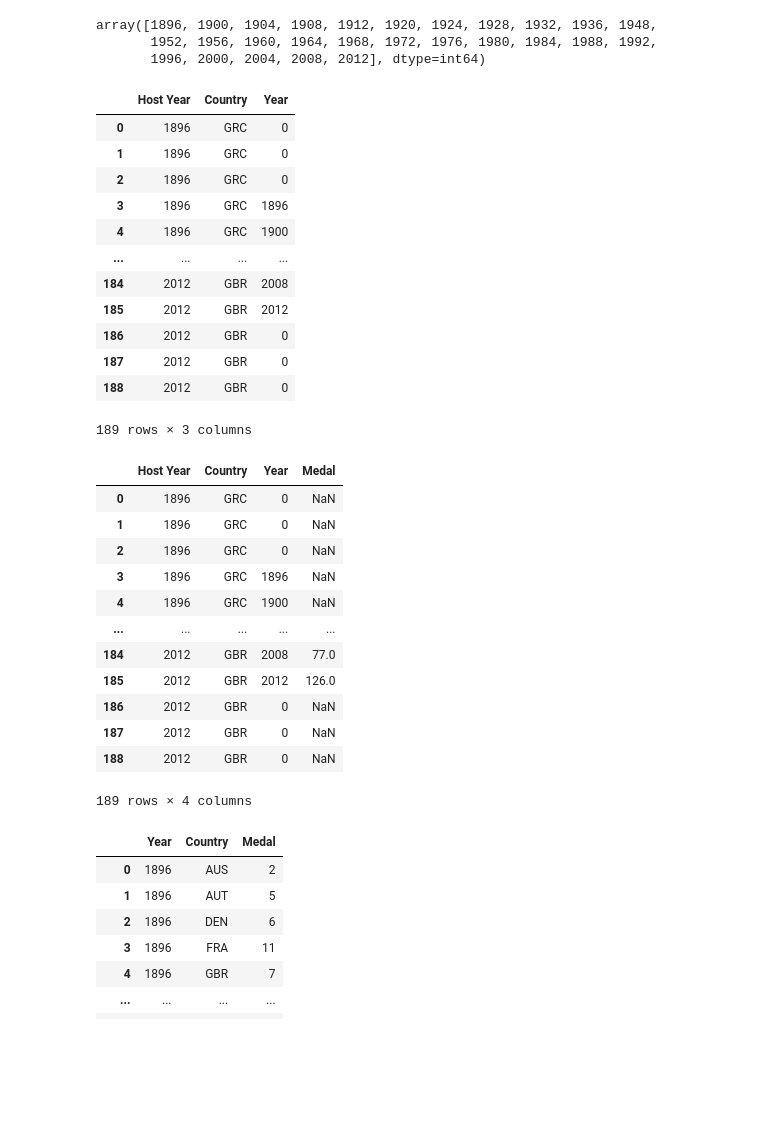
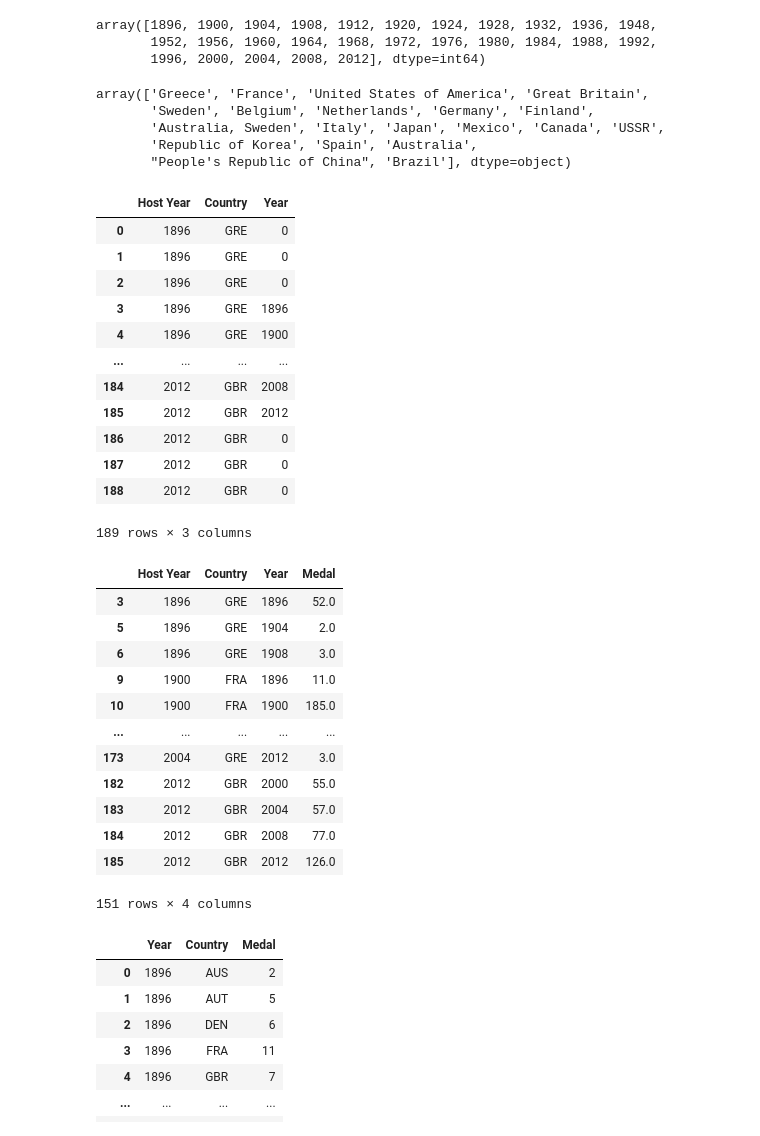
Before and after one commit to TomHOldershaw/Project_1_Team_2, a Jupyter notebook: Q3data.ipynb, the cells around one changed output. Cells and saved outputs as stored; diff of their text form; code cells hidden in the pictures; blank space fills up the shorter version.

Commit message:
Updated country codes

```diff
--- a/Q3data.ipynb
+++ b/Q3data.ipynb
@@ -10,10 +10,17 @@ array([1896, 1900, 1904, 1908, 1912, 1920, 1924, 1928, 1932, 1936, 1948,
        1952, 1956, 1960, 1964, 1968, 1972, 1976, 1980, 1984, 1988, 1992,
        1996, 2000, 2004, 2008, 2012], dtype=int64)
 # %%
-countrycodes = pd.read_csv("resources/wikipedia-iso-country-codes.csv")
+countrycodes = pd.read_csv("resources/ioc_codes.csv")
 # %%
 hostcities = pd.read_csv("Resources/olympic_hosts.csv")
 hosts_summer = hostcities.loc[hostcities["Type"] == "summergames"]
+hosts_summer['Country'].unique()
+# %% [output]
+array(['Greece', 'France', 'United States of America', 'Great Britain',
+       'Sweden', 'Belgium', 'Netherlands', 'Germany', 'Finland',
+       'Australia, Sweden', 'Italy', 'Japan', 'Mexico', 'Canada', 'USSR',
+       'Republic of Korea', 'Spain', 'Australia',
+       "People's Republic of China", 'Brazil'], dtype=object)
 # %%
 hosts = []
 hosts_years = []
@@ -25,8 +32,10 @@ maxpos = len(years)
 for pos in range (minpos, maxpos):
     year = years[pos]
     host = hosts_summer["Country"].loc[hosts_summer["Year"] == year].values[0]
+    if year == 1956:
+        host = "Australia"
     try:
-        code = countrycodes["Alpha-3 code"].loc[countrycodes["English short name lower case"] == host].values[0]
+        code = countrycodes["IOC"].loc[countrycodes["Country"] == host].values[0]
     except IndexError:
         code = ""
     prev1 = pos-1
@@ -59,15 +68,15 @@ for pos in range (minpos, maxpos):
         next3year = years[next3]
     else:
         next3year = 0
-    dictol = {"Year": year,
-           "Host": host,
-           "Country": code,
-           "Prev1year": prev1year,
-           "Prev2year": prev2year,
-           "Prev3year": prev3year,
-           "Next1year": next1year,
-           "Next2year": next2year,
-           "Next3year": next3year}
+#    dictol = {"Year": year,
+#           "Host": host,
+#           "Country": code,
+#           "Prev1year": prev1year,
+#           "Prev2year": prev2year,
+#           "Prev3year": prev3year,
+#           "Next1year": next1year,
+#           "Next2year": next2year,
+#           "Next3year": next3year}
     hosts_years.append(year)
     hosts_countries.append(code)
     hosts_sample.append(prev3year)
@@ -94,11 +103,11 @@ hosts = pd.DataFrame({"Host Year": hosts_years, "Country": hosts_countries, "Yea
 hosts
 # %% [output]
 |  | Host Year | Country | Year |
-| 0 | 1896 | GRC | 0 |
-| 1 | 1896 | GRC | 0 |
-| 2 | 1896 | GRC | 0 |
-| 3 | 1896 | GRC | 1896 |
-| 4 | 1896 | GRC | 1900 |
+| 0 | 1896 | GRE | 0 |
+| 1 | 1896 | GRE | 0 |
+| 2 | 1896 | GRE | 0 |
+| 3 | 1896 | GRE | 1896 |
+| 4 | 1896 | GRE | 1900 |
 | ... | ... | ... | ... |
 | 184 | 2012 | GBR | 2008 |
 | 185 | 2012 | GBR | 2012 |
@@ -109,37 +118,38 @@ hosts
 # %%
 summary_summer = summer.groupby(["Year", "Country"])["Medal"].size().reset_index()
 
 #host_df = summary_summer.loc[summary_summer["Year"] == 0]
 #host_df["HostYear"] = 0
 #df = []
 
 #for dictol in hosts:
 #    country = dictol['Country']
 #    df = summary_summer.loc[
 #                    (summary_summer["Country"] == country) &
 #                    ( (summary_summer["Year"] == dictol["Year"]) |
 #                     (summary_summer["Year"] == dictol["Prev1year"]) |
 #                     (summary_summer["Year"] == dictol["Prev2year"]) |
 #                     (summary_summer["Year"] == dictol["Prev3year"]) |
 #                     (summary_summer["Year"] == dictol["Next1year"]) |
 #                     (summary_summer["Year"] == dictol["Next2year"]) |
 #                     (summary_summer["Year"] == dictol["Next3year"])
 #                    ), :]
 #    host_df.append(df)
 
 host_medals = pd.merge(hosts, summary_summer, on=["Year", "Country"], how="left")
+host_medals = host_medals.dropna()
 host_medals
 # %% [output]
 |  | Host Year | Country | Year | Medal |
-| 0 | 1896 | GRC | 0 | NaN |
-| 1 | 1896 | GRC | 0 | NaN |
-| 2 | 1896 | GRC | 0 | NaN |
-| 3 | 1896 | GRC | 1896 | NaN |
-| 4 | 1896 | GRC | 1900 | NaN |
+| 3 | 1896 | GRE | 1896 | 52.0 |
+| 5 | 1896 | GRE | 1904 | 2.0 |
+| 6 | 1896 | GRE | 1908 | 3.0 |
+| 9 | 1900 | FRA | 1896 | 11.0 |
+| 10 | 1900 | FRA | 1900 | 185.0 |
 | ... | ... | ... | ... | ... |
+| 173 | 2004 | GRE | 2012 | 3.0 |
+| 182 | 2012 | GBR | 2000 | 55.0 |
+| 183 | 2012 | GBR | 2004 | 57.0 |
 | 184 | 2012 | GBR | 2008 | 77.0 |
 | 185 | 2012 | GBR | 2012 | 126.0 |
-| 186 | 2012 | GBR | 0 | NaN |
-| 187 | 2012 | GBR | 0 | NaN |
-| 188 | 2012 | GBR | 0 | NaN |
-189 rows × 4 columns
+151 rows × 4 columns
```
Also changed, not shown: parts of 6 cells of this notebook, 1 other file.
